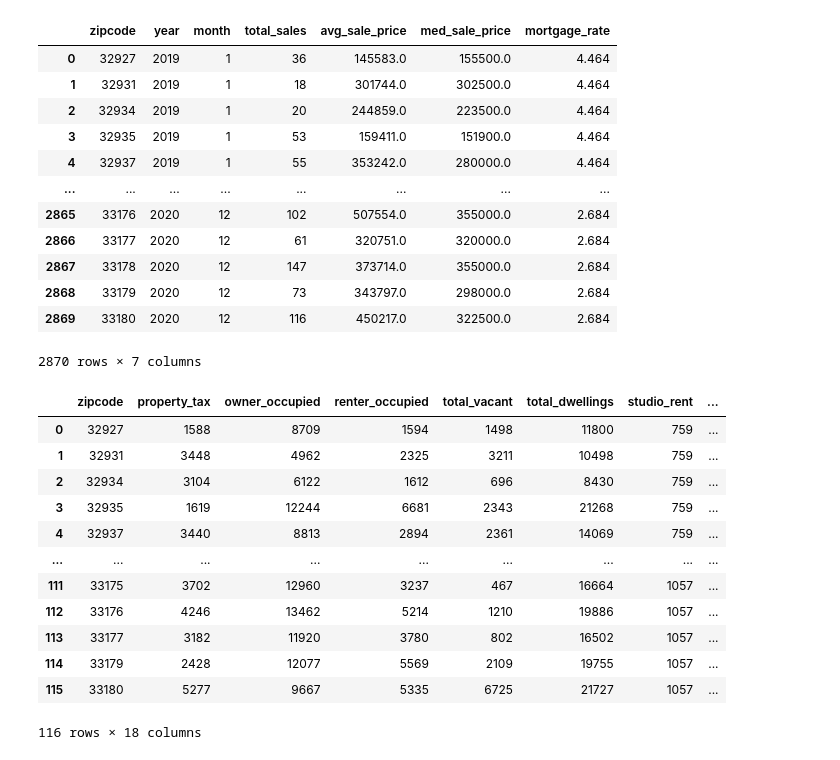
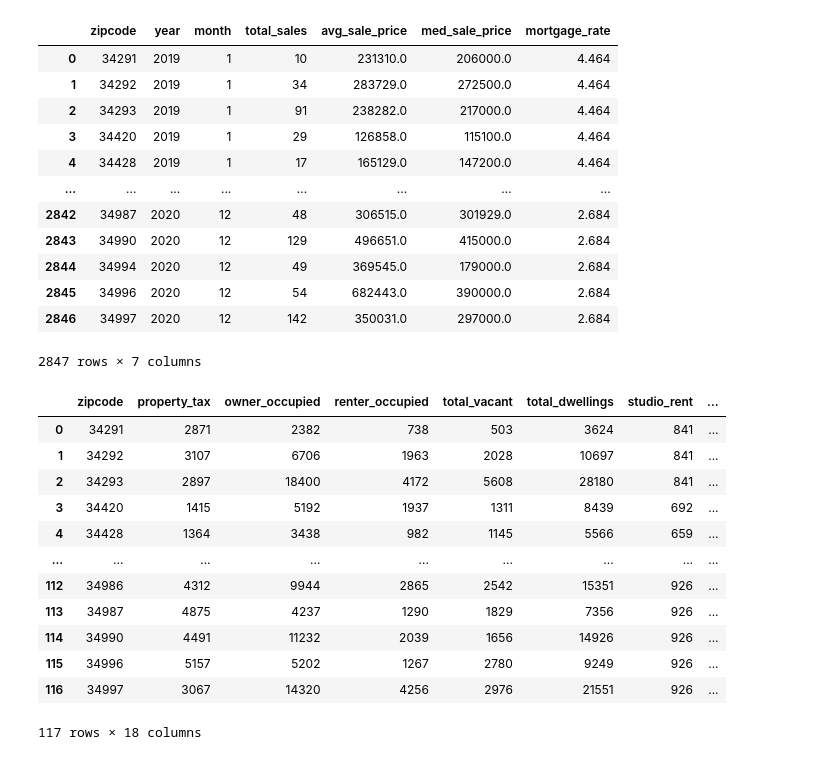
Before and after one commit to FinalProject-2021/Housing_Valuation, a Jupyter notebook: sales_data_JJ.ipynb, the cells around one changed output. Saved outputs shown, nothing was run; the diff lists cells and outputs as text; code cells hidden in the pictures.

Commit message:
sales and area data for 2019 & 2020 in csvs

```diff
--- a/sales_data_JJ.ipynb
+++ b/sales_data_JJ.ipynb
@@ -79,7 +79,7 @@ sales_trend = "salestrend/snapshot?geoid=ZI"
 
 sales_trend_dates = "&interval=monthly&startyear=2019&endyear=2020&startmonth=january&endmonth=december"
 
-headers = {'Accept': 'application/json', 'apikey': ALEX_API}
+headers = {'Accept': 'application/json', 'apikey': MLONG}
 
 
 # Establish variable for information desired
@@ -91,7 +91,7 @@ average_price = []
 median_price = []
 sales_no_data = []
 
-for code in zip_codes[3]:
+for code in zip_codes[7][83:]:
     # Make API call
     sales_response = requests.post( f'{property_url}{sales_trend}{code}{sales_trend_dates}',
                                     headers = headers)
@@ -136,21 +176,21 @@ sales_data
 # %%
 rates = pd.read_csv('Resources/monthly_morgage_rates.csv')
 
-final_sales = pd.merge(sales_data, rates, on=['year','month'])
+final_sales = pd.merge(sales_data_2, rates, on=['year','month'])
 
 final_sales
 # %% [output]
 |  | zipcode | year | month | total_sales | avg_sale_price | med_sale_price | mortgage_rate |
-| 0 | 32927 | 2019 | 1 | 36 | 145583.0 | 155500.0 | 4.464 |
-| 1 | 32931 | 2019 | 1 | 18 | 301744.0 | 302500.0 | 4.464 |
-| 2 | 32934 | 2019 | 1 | 20 | 244859.0 | 223500.0 | 4.464 |
-| 3 | 32935 | 2019 | 1 | 53 | 159411.0 | 151900.0 | 4.464 |
-| 4 | 32937 | 2019 | 1 | 55 | 353242.0 | 280000.0 | 4.464 |
+| 0 | 34291 | 2019 | 1 | 10 | 231310.0 | 206000.0 | 4.464 |
+| 1 | 34292 | 2019 | 1 | 34 | 283729.0 | 272500.0 | 4.464 |
+| 2 | 34293 | 2019 | 1 | 91 | 238282.0 | 217000.0 | 4.464 |
+| 3 | 34420 | 2019 | 1 | 29 | 126858.0 | 115100.0 | 4.464 |
+| 4 | 34428 | 2019 | 1 | 17 | 165129.0 | 147200.0 | 4.464 |
 | ... | ... | ... | ... | ... | ... | ... | ... |
-| 2865 | 33176 | 2020 | 12 | 102 | 507554.0 | 355000.0 | 2.684 |
-| 2866 | 33177 | 2020 | 12 | 61 | 320751.0 | 320000.0 | 2.684 |
-| 2867 | 33178 | 2020 | 12 | 147 | 373714.0 | 355000.0 | 2.684 |
-| 2868 | 33179 | 2020 | 12 | 73 | 343797.0 | 298000.0 | 2.684 |
-| 2869 | 33180 | 2020 | 12 | 116 | 450217.0 | 322500.0 | 2.684 |
+| 2842 | 34987 | 2020 | 12 | 48 | 306515.0 | 301929.0 | 2.684 |
+| 2843 | 34990 | 2020 | 12 | 129 | 496651.0 | 415000.0 | 2.684 |
+| 2844 | 34994 | 2020 | 12 | 49 | 369545.0 | 179000.0 | 2.684 |
+| 2845 | 34996 | 2020 | 12 | 54 | 682443.0 | 390000.0 | 2.684 |
+| 2846 | 34997 | 2020 | 12 | 142 | 350031.0 | 297000.0 | 2.684 |
-2870 rows × 7 columns
+2847 rows × 7 columns
 # %%
@@ -184,7 +224,7 @@ avg_commute = []
 crime_index = []
 area_no_data = []
 
-for code in zip_codes[3]:
+for code in zip_codes[7]:
 
     # Make API call
     area_response = requests.post( f'{community_url}{area_url}{code}', headers = headers)
@@ -204,42 +244,42 @@ for code in zip_codes[3]:
             studio_rent.append(i['studio_county'])
             one_bed_rent.append(i['one_bed_county'])
             two_bed_rent.append(i['two_bed_county'])
             three_bed_rent.append(i['three_bed_county'])
             four_bed_rent.append(i['four_bed_county'])
             fte_employed.append(i['emptotal'])
             unemployed.append(i['empunemp'])
             avg_income.append(i['inccyavehh'])
             proj_income.append(i['incavehhpy_5'])
             expense_index.append(i['idxexptotal'])
             avg_commute.append(i['trwave'])
             crime_index.append(i['crmcytotc'])
 
 
 
     # Set delay based on API call limitations
     time.sleep(7)
 
 area_data = pd.DataFrame({'zipcode': zip_code_area, 'property_tax': prop_tax,
                         'owner_occupied': owner_occupied, 'renter_occupied': renter_occupied,
                         'total_vacant': total_vacant, 'total_dwellings': total_dwellings,
                         'studio_rent': studio_rent, 'one_bed_rent': one_bed_rent,
                         'two_bed_rent': two_bed_rent, 'three_bed_rent': three_bed_rent,
                         'four_bed_rent': four_bed_rent, 'fte_employed': fte_employed,
                         'unemployed':unemployed, 'average_income':avg_income,
                         'projected_income':proj_income, 'expense_index':expense_index,
                         'average_commute':avg_commute, 'crime_index':crime_index})
 area_data
 # %% [output]
 |  | zipcode | property_tax | owner_occupied | renter_occupied | total_vacant | total_dwellings | studio_rent | ... |
-| 0 | 32927 | 1588 | 8709 | 1594 | 1498 | 11800 | 759 | ... |
-| 1 | 32931 | 3448 | 4962 | 2325 | 3211 | 10498 | 759 | ... |
-| 2 | 32934 | 3104 | 6122 | 1612 | 696 | 8430 | 759 | ... |
-| 3 | 32935 | 1619 | 12244 | 6681 | 2343 | 21268 | 759 | ... |
-| 4 | 32937 | 3440 | 8813 | 2894 | 2361 | 14069 | 759 | ... |
+| 0 | 34291 | 2871 | 2382 | 738 | 503 | 3624 | 841 | ... |
+| 1 | 34292 | 3107 | 6706 | 1963 | 2028 | 10697 | 841 | ... |
+| 2 | 34293 | 2897 | 18400 | 4172 | 5608 | 28180 | 841 | ... |
+| 3 | 34420 | 1415 | 5192 | 1937 | 1311 | 8439 | 692 | ... |
+| 4 | 34428 | 1364 | 3438 | 982 | 1145 | 5566 | 659 | ... |
 | ... | ... | ... | ... | ... | ... | ... | ... | ... |
-| 111 | 33175 | 3702 | 12960 | 3237 | 467 | 16664 | 1057 | ... |
-| 112 | 33176 | 4246 | 13462 | 5214 | 1210 | 19886 | 1057 | ... |
-| 113 | 33177 | 3182 | 11920 | 3780 | 802 | 16502 | 1057 | ... |
-| 114 | 33179 | 2428 | 12077 | 5569 | 2109 | 19755 | 1057 | ... |
-| 115 | 33180 | 5277 | 9667 | 5335 | 6725 | 21727 | 1057 | ... |
+| 112 | 34986 | 4312 | 9944 | 2865 | 2542 | 15351 | 926 | ... |
+| 113 | 34987 | 4875 | 4237 | 1290 | 1829 | 7356 | 926 | ... |
+| 114 | 34990 | 4491 | 11232 | 2039 | 1656 | 14926 | 926 | ... |
+| 115 | 34996 | 5157 | 5202 | 1267 | 2780 | 9249 | 926 | ... |
+| 116 | 34997 | 3067 | 14320 | 4256 | 2976 | 21551 | 926 | ... |
-116 rows × 18 columns
+117 rows × 18 columns
```
Also changed, not shown: parts of 10 cells of this notebook, 8 other files.
